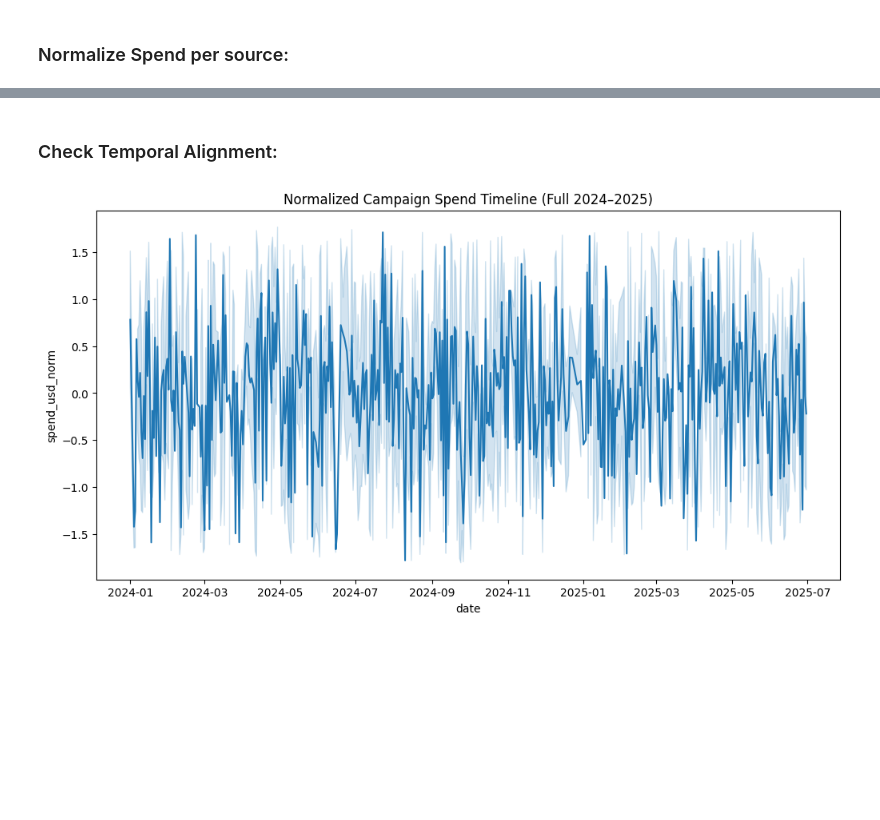
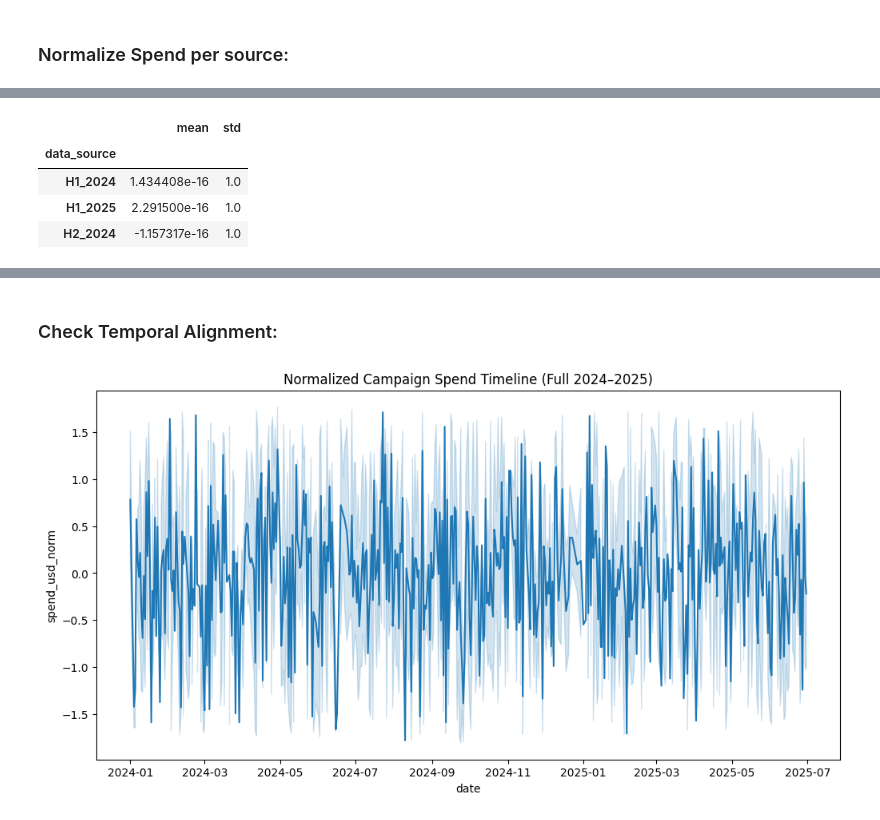
Before and after one commit to Playful-Cloud/Marketing_Campaign_Analysis_and_Optimization, a Jupyter notebook: notebooks/03_data_cleaning.ipynb, the cells around one changed output, grey strips where cells are left out. Cells and saved outputs as stored; diff of their text form; code cells hidden in the pictures; blank space fills up the shorter version.

```diff
--- a/notebooks/03_data_cleaning.ipynb
+++ b/notebooks/03_data_cleaning.ipynb
@@ -909,2 +914,10 @@ plt.show()
+# %%
+df.groupby('data_source')['spend_usd_norm'].agg(['mean', 'std'])
+# %% [output]
+|  | mean | std |
+| data_source |  |  |
+| H1_2024 | 1.434408e-16 | 1.0 |
+| H1_2025 | 2.291500e-16 | 1.0 |
+| H2_2024 | -1.157317e-16 | 1.0 |
 # %% [markdown]
 ##### what is Expected:
```
Also changed, not shown: parts of 42 cells of this notebook, 3 other files.
